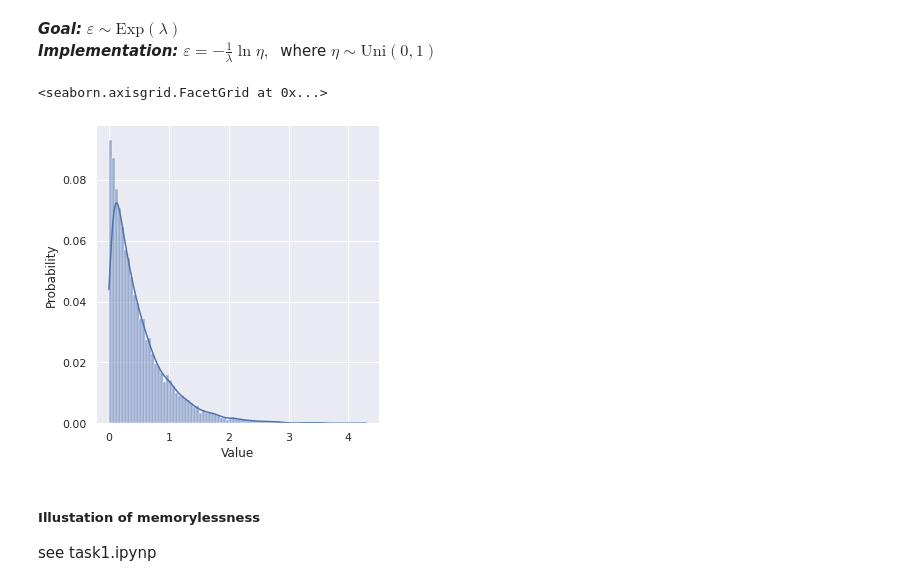
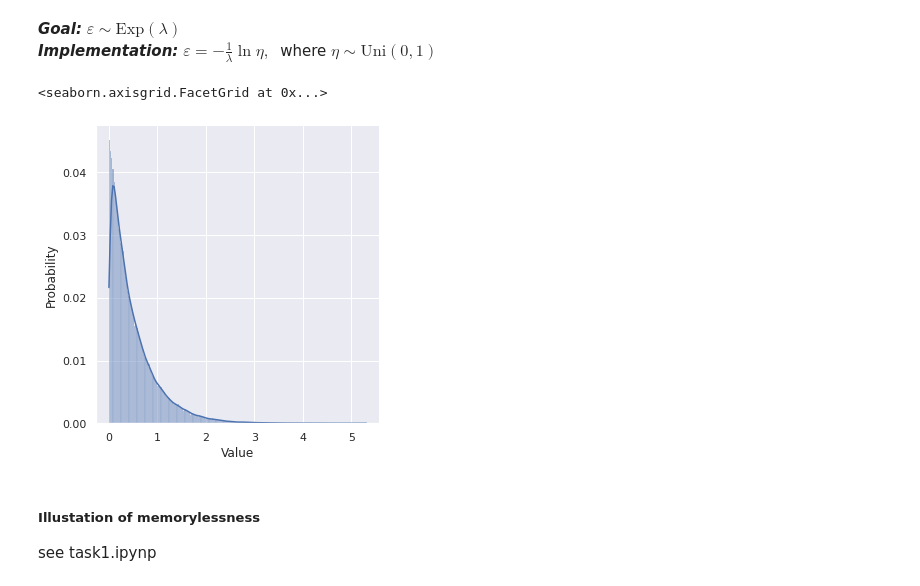
Before and after one commit to Arkadiy-Vladimirov/praktikum_7, a Jupyter notebook: task3.ipynb, the cells around one changed output. Saved outputs shown, nothing was run; the diff lists cells and outputs as text; code cells hidden in the pictures.

```diff
--- a/task3.ipynb
+++ b/task3.ipynb
@@ -15,13 +15,13 @@ $\eta \sim \mathrm{Uni}(0,1)$
 # %%
 def gen_exponential(l, n):
     """Generates random sample [X1, X2,.. X_n] where Xi ~ Exp(l)"""
     return [(-1.0/l)*math.log(np.random.random()) for i in range(n)]
 
-sns.displot({"Value": gen_exponential(2,10000)}, x = "Value", stat="probability",
+sns.displot({"Value": gen_exponential(2,100000)}, x = "Value", stat="probability",
                                             kde=True, kde_kws={"bw_adjust": 1})
 # %% [output]
 <seaborn.axisgrid.FacetGrid at 0x...>
-[figure, old version]
+[figure, new version]
 # %% [markdown]
 ##### Illustation of memorylessness
 see task1.ipynp
```
Also changed, not shown: parts of 5 cells of this notebook, 5 other files.
